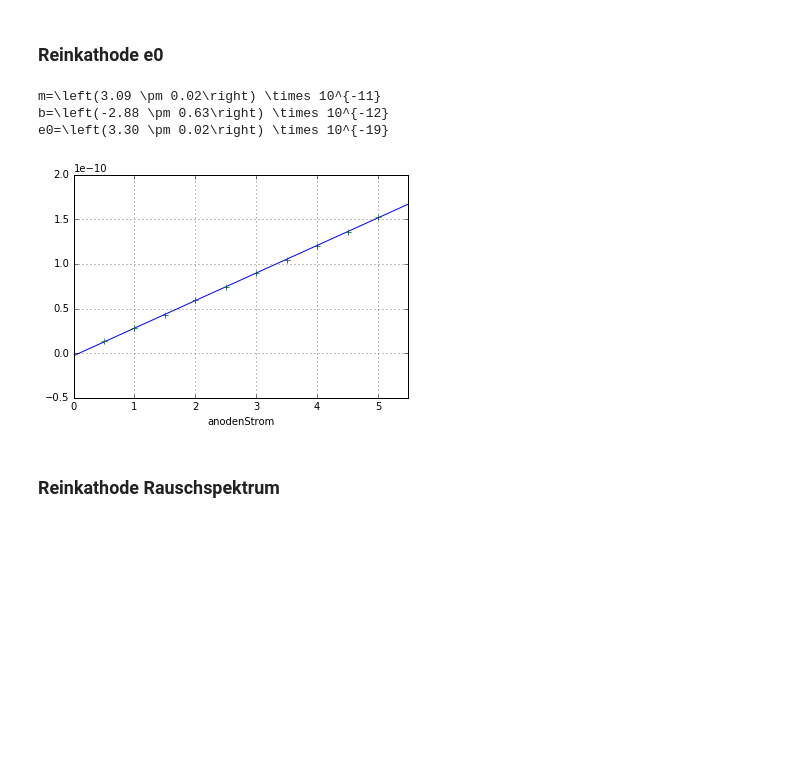
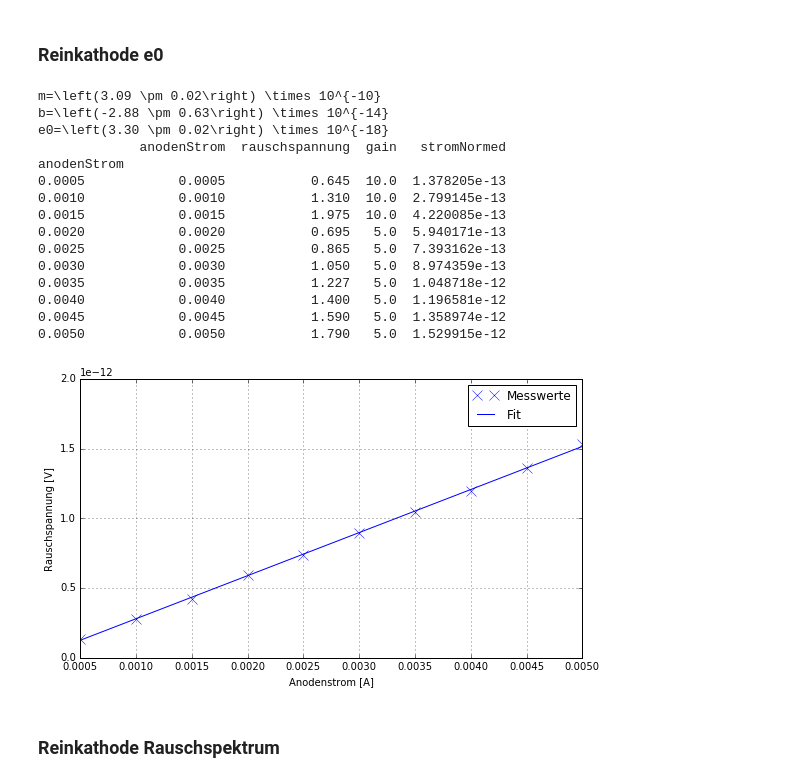
Before and after one commit to Diman1992/FP-M.Sc, a Jupyter notebook: 04Rauschen/auswertung/Untitled.ipynb, the cells around one changed output. Drawn from its saved outputs; the diff is of its cells as text; code cells hidden in the pictures; blank space fills up the shorter version.

```diff
--- a/04Rauschen/auswertung/Untitled.ipynb
+++ b/04Rauschen/auswertung/Untitled.ipynb
@@ -110,6 +117,7 @@ sin2['frequenzkHz'] = sin2.frequenz # Plot soll in kHz bleiben
 sin2.frequenz *= 1000. # in Herz umrechnen
 sin2.index = sin2.frequenz
 sin2['voltage'] /= 1000. #in Volt umrechnen
+sin2.sort_index(inplace=True)
 
 
 
@@ -146,7 +154,7 @@ x = np.linspace(5e3, 30e3, 1000)
 # Plot der Messewerte
 fig = plt.figure(figsize=(9,5))
 ax = fig.add_subplot(111)
-ax.plot(sin2.frequenzkHz, sin2.voltageCorrected, linestyle='', marker='+', markersize=10, label='Messwerte')
+ax.plot(sin2.frequenzkHz, sin2.voltageCorrected, linestyle='', marker='x', markersize=10, label='Messwerte')
 
 y = durchlasskurve(x, popt[0], popt[1], popt[2])
 ax.plot(x/1000,y, label='Fit')
@@ -162,6 +170,8 @@ ax.legend(loc='upper right')
 fig.savefig('results/sin_korrel.pdf')
 
 plt.show()
+sin2['v'] = sin2.voltageCorrected*1000
+#sin2.to_latex('latex_sin2', float_format='%2.3f', header=False, index=False, columns=['frequenzkHz','vN','v'])
 # %% [output]
 15021.62 \pm 18.02
 8.09 \pm 0.26
@@ -416,19 +463,26 @@ with open("results/wid2_korrel_kb.fit", "w") as text_file:
     print('{:.3L}'.format(kB2_korrel), file=text_file)
     print('kB={:.3L}'.format(kB2_korrel))
 
-x = np.linspace(0, 40, 20)
+x = np.linspace(0, 50, 20)
 y = gerade(x,popt[0], popt[1])
 
-fit.voltageNormed.plot(linestyle='', marker='+', markersize=5, color = 'blue', label='Für Regression verwendet')
-noFit.voltageNormed.plot(linestyle='', marker='+', markersize=5, color='red', label='nicht verwendet')
+fig = plt.figure(figsize=(9,5))
+fit.voltageNormed.plot(linestyle='', marker='+', markersize=10, color = 'blue', label='Für Regression verwendet')
+noFit.voltageNormed.plot(linestyle='', marker='x', markersize=10, color='red', label='nicht verwendet')
 plt.plot(x,y, label='Fit')
 
 plt.xlim((0,100))
+plt.ylim((0,1.2e-12))
 plt.xlabel('Widerstand $[\Omega]$')
-plt.ylabel('$U_0^2\ [V]$')
+plt.ylabel('$\overline{U_0}^2\ [V]$')
 plt.grid()
 plt.legend(loc='best')
 plt.savefig('results/wid2_korrel.pdf')
+
+
+daten['v'] = daten.voltageNormed*1e14
+#daten.to_latex('latex_wid2_korrel', float_format='%2.3f', header=False, index=False, columns=['widerstand','vN','v'])
+
 plt.show()
 # %% [output]
 m=\left(2.81 \pm 0.02\right) \times 10^{-14}
@@ -509,48 +639,69 @@ daten = pd.read_csv('reinMet_e0.csv', header=0, delimiter='\t', names=['anodenSt
 daten = daten.fillna(method='pad')
 
 daten.index = daten.anodenStrom
-daten['anodenStrom_A'] = daten.anodenStrom / 1000
+daten['anodenStrom'] = daten.anodenStrom / 1000
+daten['rauschspannung'] = daten.rauschspannung / 1000
 
 V_V = 1000 #Vorverstärkung
 V_N = daten.gain #Nachverstärker
 V_gl = 10 #Gleichspannungsverstärker
 
-daten['stromNormed'] = daten.rauschspannung / (V_V * V_N * V_gl)**2 / 4680
+daten['stromNormed'] = daten.rauschspannung / (V_V * V_N)**2 / 4680 / V_gl
 
 # Fit
 popt, pcov = curve_fit(gerade, daten.anodenStrom, daten.stromNormed, p0=[0,1e-15])
 perr = np.sqrt(np.diag(pcov))
 m = unc.ufloat(popt[0], perr[0])
 b = unc.ufloat(popt[1], perr[1])
 e0 = m/2 /10000 / 4680
 
 with open("results/rein_m.fit", "w") as text_file:
     print('{:.3L}'.format(m), file=text_file)
     print('m={:.3L}'.format(m))
 with open("results/rein_b.fit", "w") as text_file:
     print('{:.3L}'.format(b), file=text_file)
     print('b={:.3L}'.format(b))
 with open("results/rein_e0.fit", "w") as text_file:
     print('{:.3L}'.format(e0), file=text_file)
     print('e0={:.3L}'.format(e0))
 
-x = np.linspace(0, 5.5, 10)
+x = np.linspace(0, 5e-3, 10)
 y = gerade(x,popt[0], popt[1])
 
-daten.stromNormed.plot(linestyle='', marker='+', markersize=5, color = 'blue', label='Messwerte')
+fig = plt.figure(figsize=(9,5))
+daten.stromNormed.plot(linestyle='', marker='x', markersize=10, color = 'blue', label='Messwerte')
 plt.plot(x,y, label='Fit')
+plt.xlabel('Anodenstrom [A]')
+plt.ylabel('Rauschspannung [V]')
+plt.ylim((0,2e-12))
+plt.grid()
+plt.legend(loc='best')
+plt.savefig('results/rein_e0.pdf')
 
+tab = daten
+print(daten)
+tab['stromNormed'] = daten.stromNormed*1e13
+tab['anodenStrom'] = daten.anodenStrom*1000
+#tab.to_latex('latex_rein_e0', float_format='%2.2f', header=False, index=False, columns=['anodenStrom','gain','stromNormed'])
 
-
-daten.head()
-daten.stromNormed.plot(marker='+', linestyle='')
-plt.grid()
 plt.show()
 # %% [output]
-m=\left(3.09 \pm 0.02\right) \times 10^{-11}
-b=\left(-2.88 \pm 0.63\right) \times 10^{-12}
-e0=\left(3.30 \pm 0.02\right) \times 10^{-19}
+m=\left(3.09 \pm 0.02\right) \times 10^{-10}
+b=\left(-2.88 \pm 0.63\right) \times 10^{-14}
+e0=\left(3.30 \pm 0.02\right) \times 10^{-18}
+             anodenStrom  rauschspannung  gain   stromNormed
+anodenStrom
+0.0005            0.0005           0.645  10.0  1.378205e-13
+0.0010            0.0010           1.310  10.0  2.799145e-13
+0.0015            0.0015           1.975  10.0  4.220085e-13
+0.0020            0.0020           0.695   5.0  5.940171e-13
+0.0025            0.0025           0.865   5.0  7.393162e-13
+0.0030            0.0030           1.050   5.0  8.974359e-13
+0.0035            0.0035           1.227   5.0  1.048718e-12
+0.0040            0.0040           1.400   5.0  1.196581e-12
+0.0045            0.0045           1.590   5.0  1.358974e-12
+0.0050            0.0050           1.790   5.0  1.529915e-12
-[figure, old version]
+[figure, new version]
 # %% [markdown]
 ### Reinkathode Rauschspektrum
 # %%
```
Also changed, not shown: parts of 14 cells of this notebook, 35 other files.
